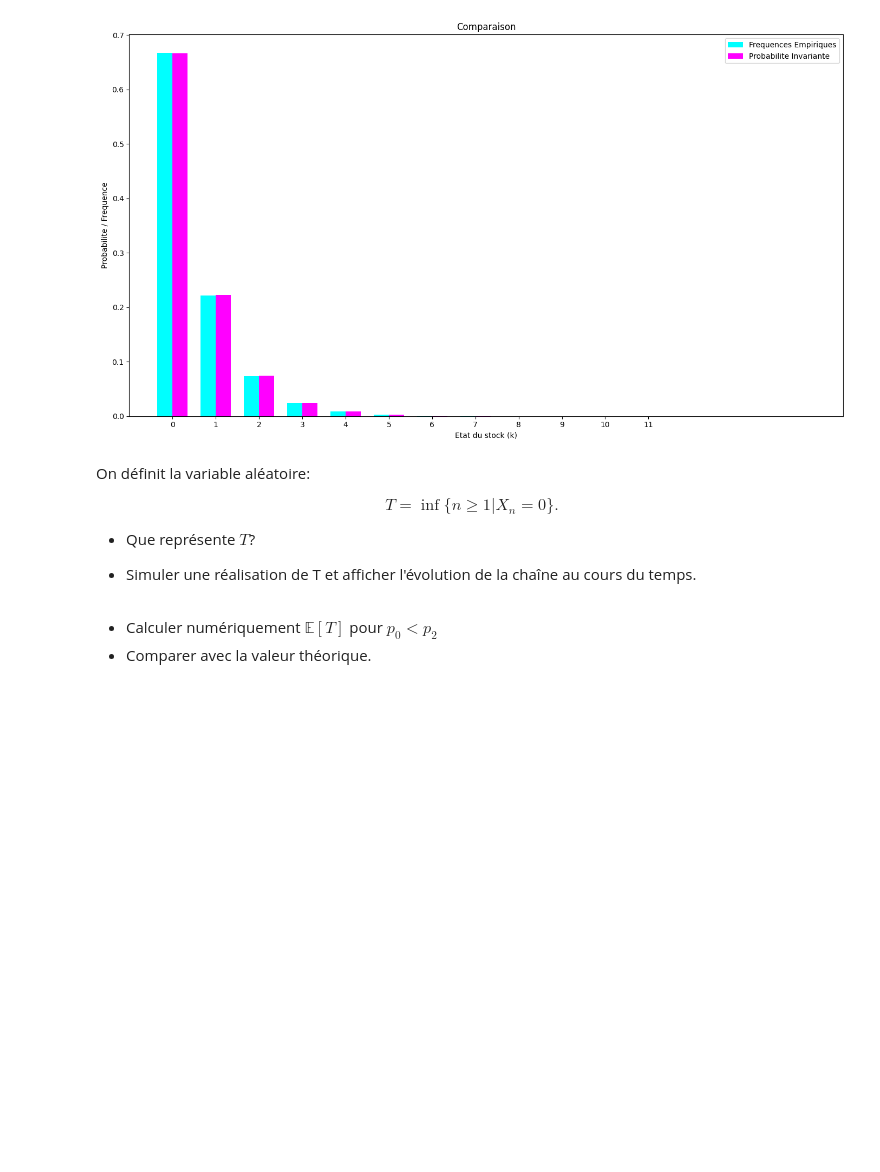
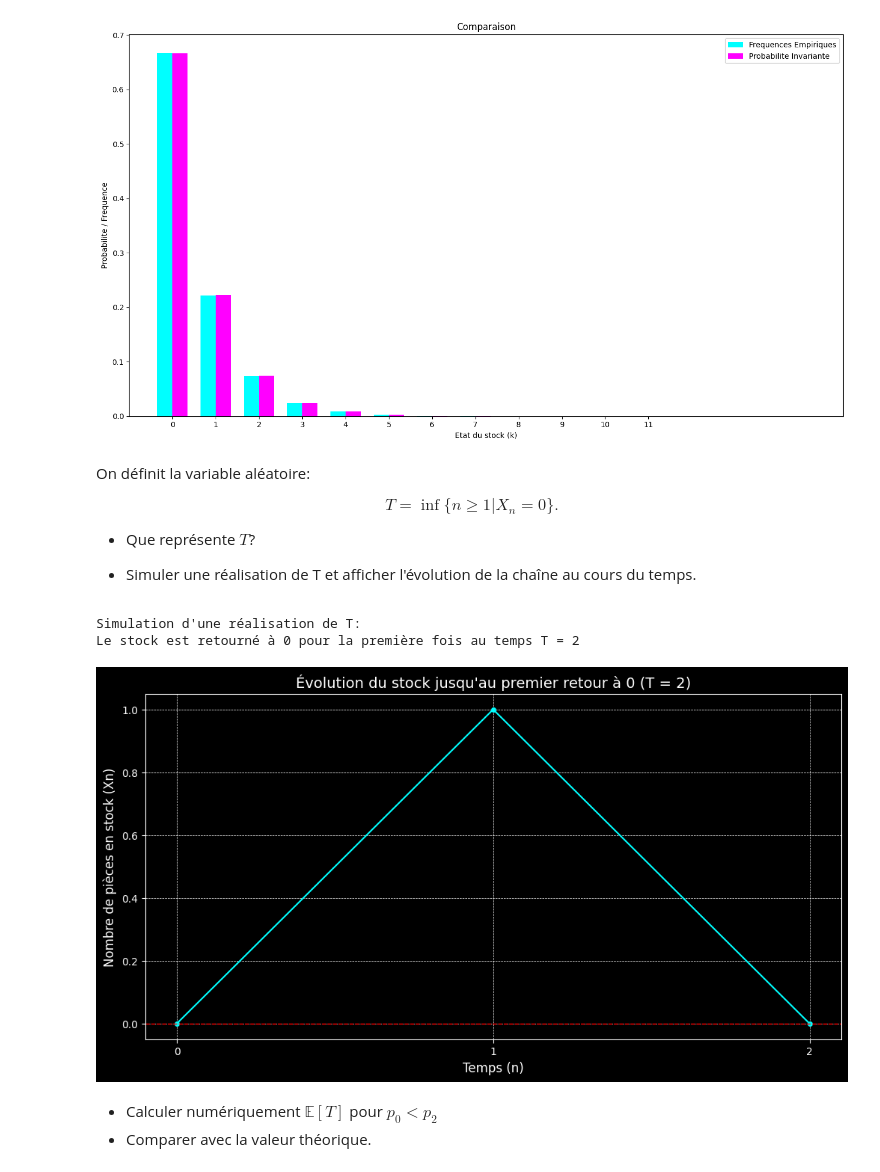
Before and after one commit to Tysonn2605/data-insat-tyson, a Jupyter notebook: notebooks/TP-Markov-sujet-25-26.ipynb, the cells around one changed output. Saved outputs shown, nothing was run; the diff lists cells and outputs as text; code cells hidden in the pictures; blank space fills up the shorter version.

```diff
--- a/notebooks/TP-Markov-sujet-25-26.ipynb
+++ b/notebooks/TP-Markov-sujet-25-26.ipynb
@@ -834,6 +834,69 @@ $$
 - Que représente $T$?
 
 - Simuler une réalisation de T et afficher l'évolution de la chaîne au cours du temps.
+# %%
+import numpy as np
+import matplotlib.pyplot as plt
+
+def simuler_temps_retour_zero(prob_demande, x0=0):
+    """
+    Simule une trajectoire de la chaîne jusqu'au premier retour à l'état 0.
+
+    Args:
+        prob_demande (list): Une liste des probabilités [p0, p1, p2].
+        x0 (int): L'état initial du stock.
+
+    Returns:
+        tuple: (T, stock_history)
+               T (int): Le temps du premier retour à 0 (n >= 1).
+               stock_history (list): L'historique des états jusqu'au temps T.
+    """
+    stock_history = [x0]
+    current_stock = x0
+    demande_values = [0, 1, 2]
+    n = 0
+
+    # We must run at least one step
+    while True:
+        n += 1
+        demande = np.random.choice(demande_values, p=prob_demande)
+        next_stock = max(current_stock + 1 - demande, 0)
+
+        stock_history.append(next_stock)
+        current_stock = next_stock
+
+        # Stop condition: if the stock hits 0, we've found T
+        if current_stock == 0:
+            break
+
+    return n, stock_history
+
+# --- Simulation d'une seule trajectoire ---
+# On utilise le cas récurrent où p0 < p2 pour garantir un retour à 0
+p0, p1, p2 = 0.2, 0.2, 0.6
+probs = [p0, p1, p2]
+
+T_sample, history = simuler_temps_retour_zero(probs)
+
+print(f"Simulation d'une réalisation de T:")
+print(f"Le stock est retourné à 0 pour la première fois au temps T = {T_sample}")
+
+# --- Affichage de l'évolution ---
+plt.style.use('dark_background')
+fig, ax = plt.subplots(figsize=(12, 6))
+
+ax.plot(history, color='cyan', marker='o', linestyle='-', markersize=4)
+ax.set_title(f"Évolution du stock jusqu'au premier retour à 0 (T = {T_sample})", fontsize=14)
+ax.set_xlabel("Temps (n)", fontsize=12)
+ax.set_ylabel("Nombre de pièces en stock (Xn)", fontsize=12)
+ax.axhline(0, color='red', linestyle='--', linewidth=1) # Ligne de l'état 0
+ax.grid(True, linestyle='--', linewidth=0.5)
+plt.xticks(range(T_sample + 1))
+plt.show()
+# %% [output]
+Simulation d'une réalisation de T:
+Le stock est retourné à 0 pour la première fois au temps T = 2
+[figure, added]
 # %% [markdown]
 - Calculer numériquement $\mathbb{E}[T]$ pour $p_0<p_2$
 - Comparer avec la valeur théorique.
```
Also changed, not shown: parts of 1 cell of this notebook.
